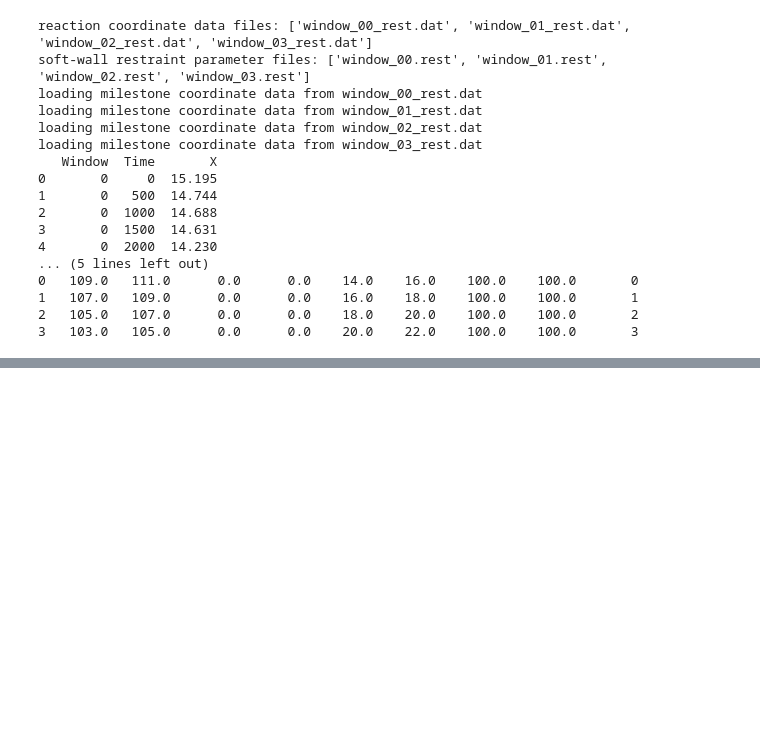
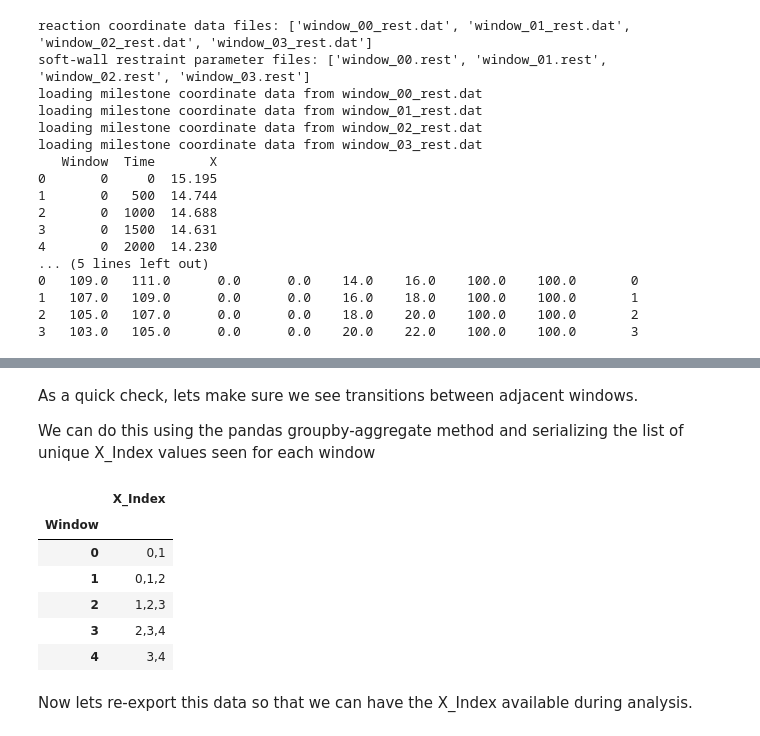
Before and after one commit to wesleymsmith/Milestoning_Analysis, a Jupyter notebook: Extract_MD_Milestoning_Data.ipynb, the cells around one changed output, grey strips where cells are left out. Drawn from its saved outputs; the diff is of its cells as text; code cells hidden in the pictures; blank space fills up the shorter version.

```diff
--- a/Extract_MD_Milestoning_Data.ipynb
+++ b/Extract_MD_Milestoning_Data.ipynb
@@ -163,0 +519,16 @@ loading milestone coordinate data from window_03_rest.dat
+# %% [markdown]
+As a quick check, lets make sure we see transitions between adjacent windows.
+
+We can do this using the pandas groupby-aggregate method and serializing the list of unique X_Index values seen for each window
+# %%
+simData.groupby(['Window']).agg({'X_Index':lambda x: ','.join([str(val) for val in np.unique(x)])})
+# %% [output]
+|  | X_Index |
+| Window |  |
+| 0 | 0,1 |
+| 1 | 0,1,2 |
+| 2 | 1,2,3 |
+| 3 | 2,3,4 |
+| 4 | 3,4 |
+# %% [markdown]
+Now lets re-export this data so that we can have the X_Index available during analysis.
```
Also changed, not shown: parts of 19 cells of this notebook, 4 other files.
